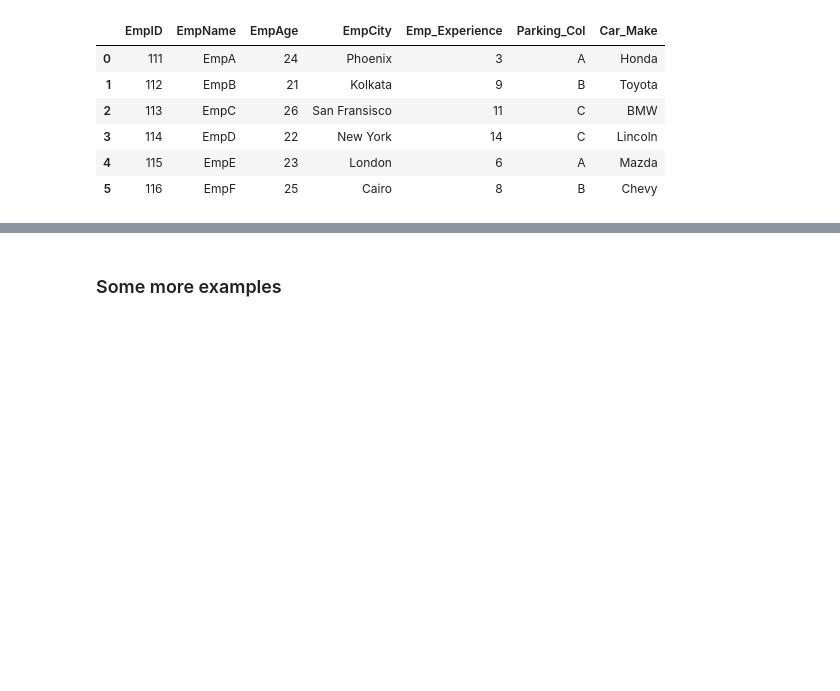
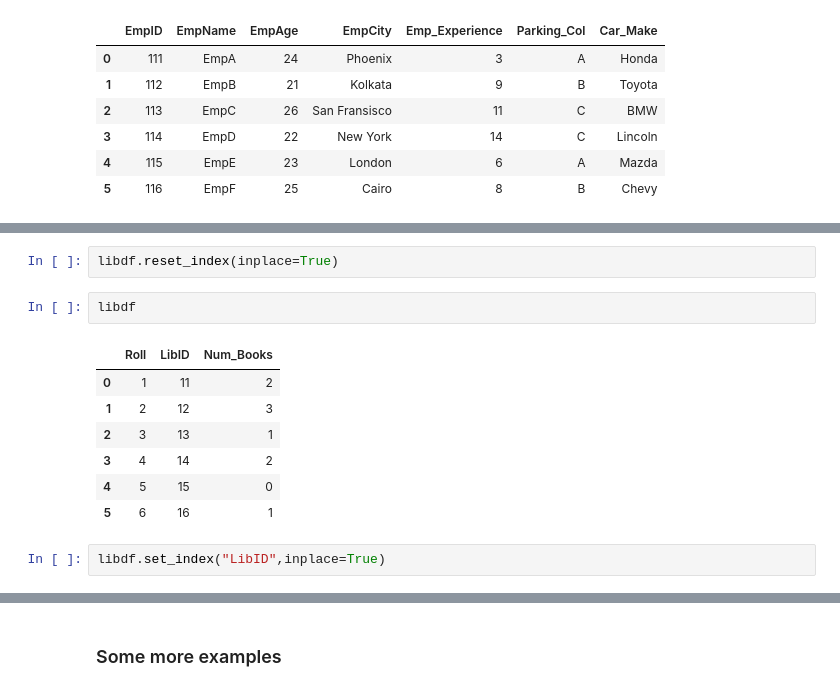
Before and after one commit to selfstarter39/ml_ds, a Jupyter notebook: data_wrangling/merge-pandas.ipynb, the cells around one changed output, grey strips where cells are left out. Saved outputs shown, nothing was run; the diff lists cells and outputs as text; blank space fills up the shorter version.

```diff
--- a/data_wrangling/merge-pandas.ipynb
+++ b/data_wrangling/merge-pandas.ipynb
@@ -211,0 +272,14 @@ empdf.merge(parkingdf,how = "inner", left_on = "EmpID", right_on = "ID").drop("I
+# %%
+libdf.reset_index(inplace=True)
+# %%
+libdf
+# %% [output]
+|  | Roll | LibID | Num_Books |
+| 0 | 1 | 11 | 2 |
+| 1 | 2 | 12 | 3 |
+| 2 | 3 | 13 | 1 |
+| 3 | 4 | 14 | 2 |
+| 4 | 5 | 15 | 0 |
+| 5 | 6 | 16 | 1 |
+# %%
+libdf.set_index("LibID",inplace=True)
```
Also changed, not shown: parts of 14 cells of this notebook.
